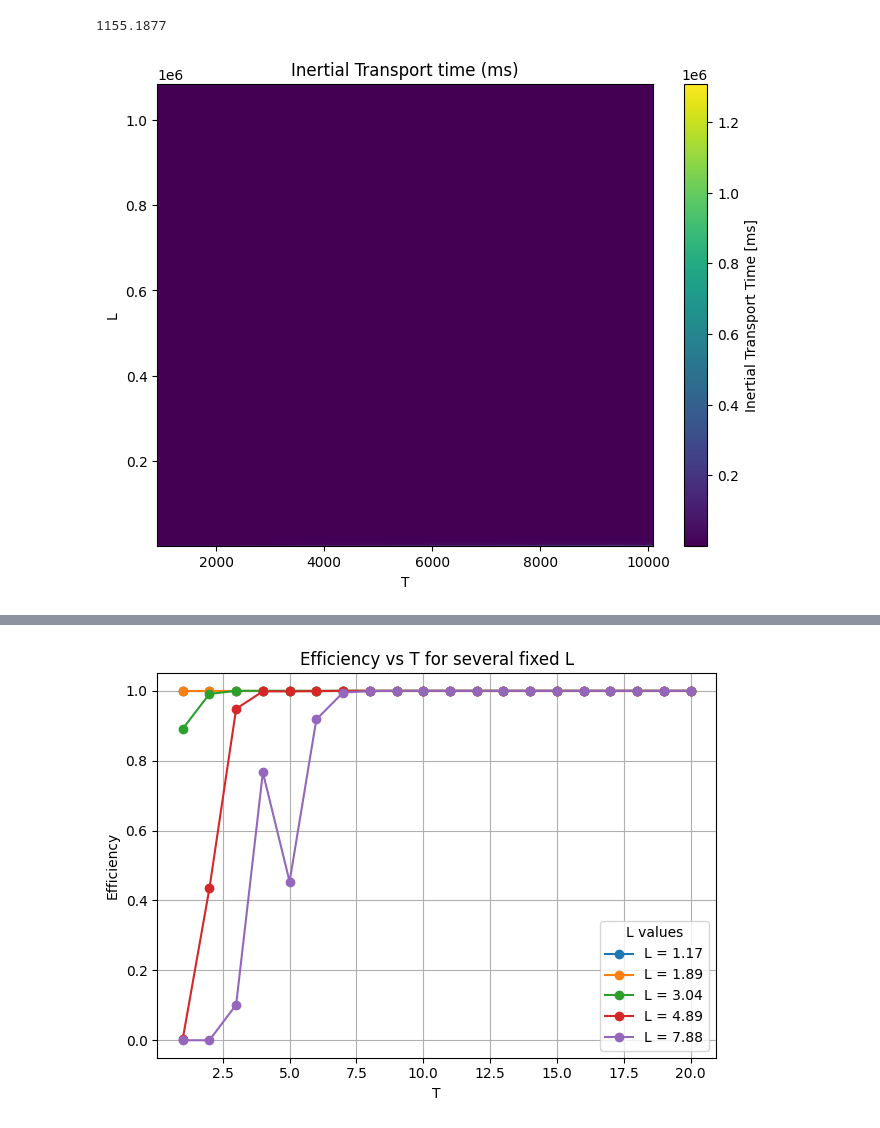
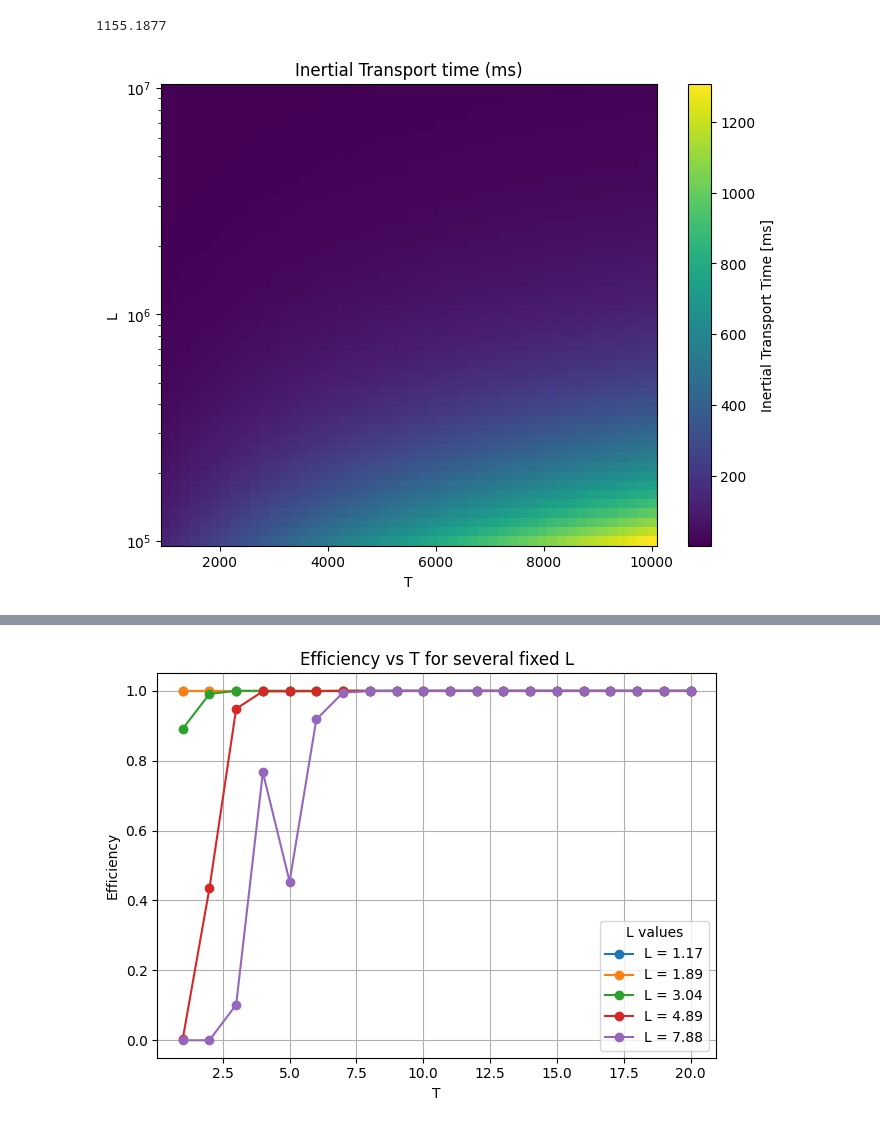
Before and after one commit to jorgegponce/sr-conveyor-belt, a Jupyter notebook: 1D_transport_simulation.ipynb, the cells around one changed output, grey strips where cells are left out. Drawn from its saved outputs; the diff is of its cells as text; code cells hidden in the pictures.

```diff
--- a/1D_transport_simulation.ipynb
+++ b/1D_transport_simulation.ipynb
@@ -211,7 +212,7 @@ class LatticeTransportSimulator:
             y0=state_vector,
             args=(gamma, L, T),
             saveat=saveat,
-            max_steps=10_000
+            max_steps=1000_000
         )
 
         return sol
@@ -333,7 +334,7 @@ print(dimensionless_time_scale)
 # %%
 gamma = 1.5625
 
-L_vals = jnp.logspace(2, 6, 50)
+L_vals = jnp.logspace(5, 7, 50)
 T_vals = jnp.linspace(1000, 10_000, 50)
 
 # Allocate result array
@@ -348,12 +349,12 @@ for i, L in enumerate(L_vals):
 # %%
 plt.figure(figsize=(8, 6))
 plt.pcolormesh(T_vals, L_vals, time_ms, shading="auto", cmap="viridis")
 plt.colorbar(label="Inertial Transport Time [ms]")
 # plt.xscale("log")
-# plt.yscale("log")
+plt.yscale("log")
 plt.xlabel("T")
 plt.ylabel("L")
 plt.title("Inertial Transport time (ms)")
 plt.show()
 # %% [output]
-[figure, old version]
+[figure, new version]
```
Also changed, not shown: parts of 8 cells of this notebook.
